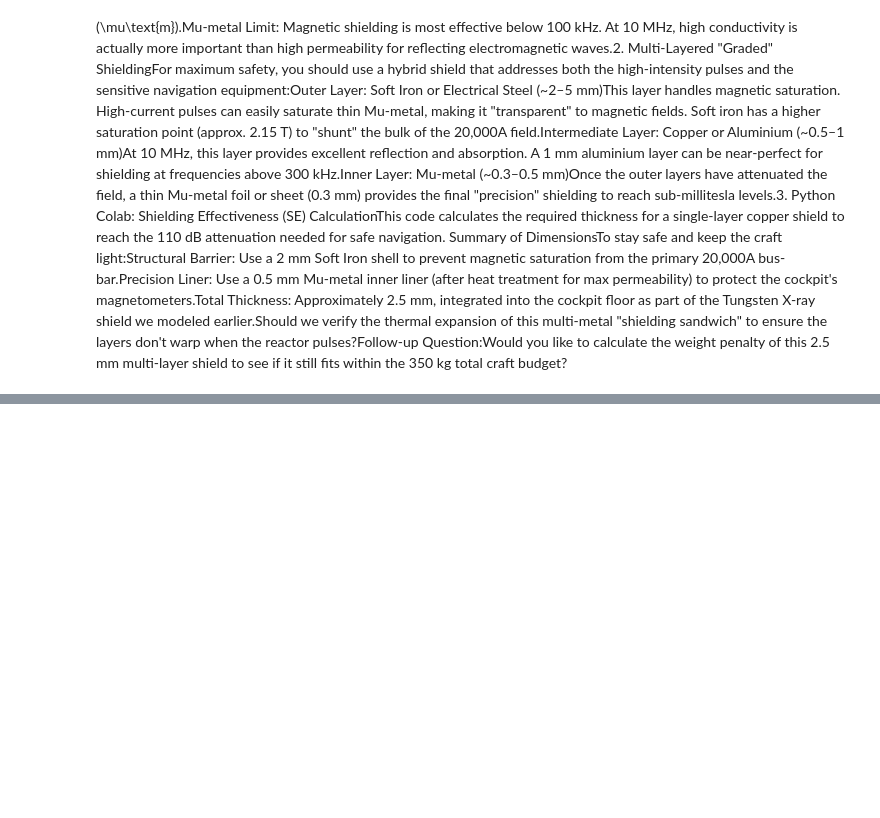
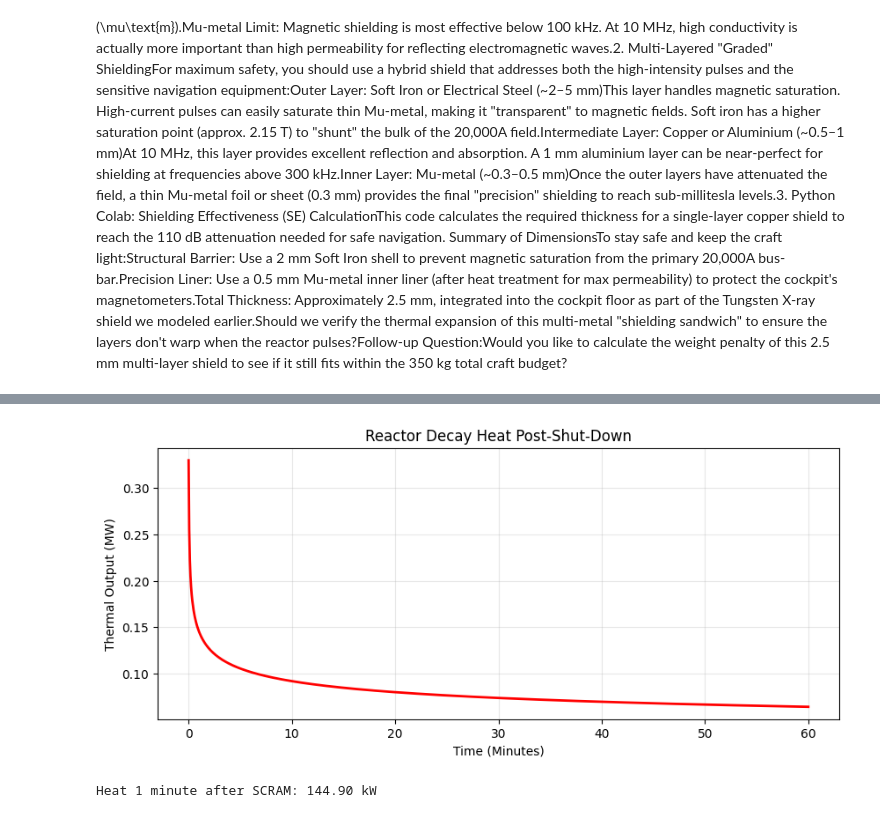
Before and after one commit to zeitgeistnirvana/Heston_Model, a Jupyter notebook: Waveguide_Propulsion_Radiant_Energy_Spacecraft.ipynb, the cells around one changed output, grey strips where cells are left out. Drawn from its saved outputs; the diff is of its cells as text; code cells hidden in the pictures; blank space fills up the shorter version.

```diff
--- a/Waveguide_Propulsion_Radiant_Energy_Spacecraft.ipynb
+++ b/Waveguide_Propulsion_Radiant_Energy_Spacecraft.ipynb
@@ -1074,0 +1258,24 @@ To shield the cockpit from the 20,000 Amp pulses and reduce the internal magneti
+# %%
+import numpy as np
+import matplotlib.pyplot as plt
+
+# --- Parameters ---
+p_initial = 5.0  # 5 MW
+t = np.linspace(0, 3600, 1000) # 1 hour timeline
+
+# Way-Wigner Decay Heat Formula (Simplified)
+# P / P0 = 0.066 * (t^-0.2)
+decay_heat = p_initial * 0.066 * (np.maximum(t, 1)**-0.2)
+
+plt.figure(figsize=(10, 4))
+plt.plot(t/60, decay_heat, color='red', linewidth=2)
+plt.title('Reactor Decay Heat Post-Shut-Down')
+plt.xlabel('Time (Minutes)')
+plt.ylabel('Thermal Output (MW)')
+plt.grid(True, alpha=0.3)
+plt.show()
+
+print(f"Heat 1 minute after SCRAM: {decay_heat[17]*1000:.2f} kW")
+# %% [output]
+[figure, added]
+Heat 1 minute after SCRAM: 144.90 kW
```
Also changed, not shown: parts of 16 cells of this notebook.
